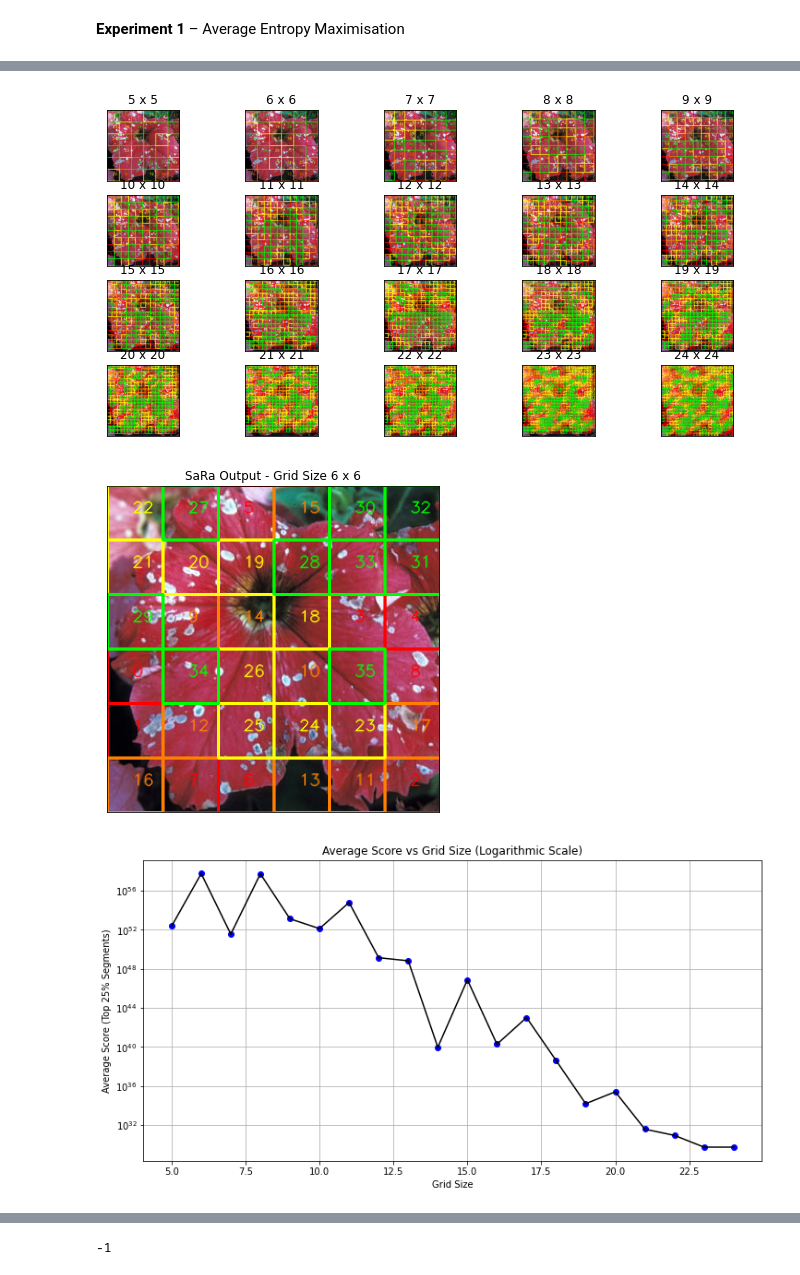
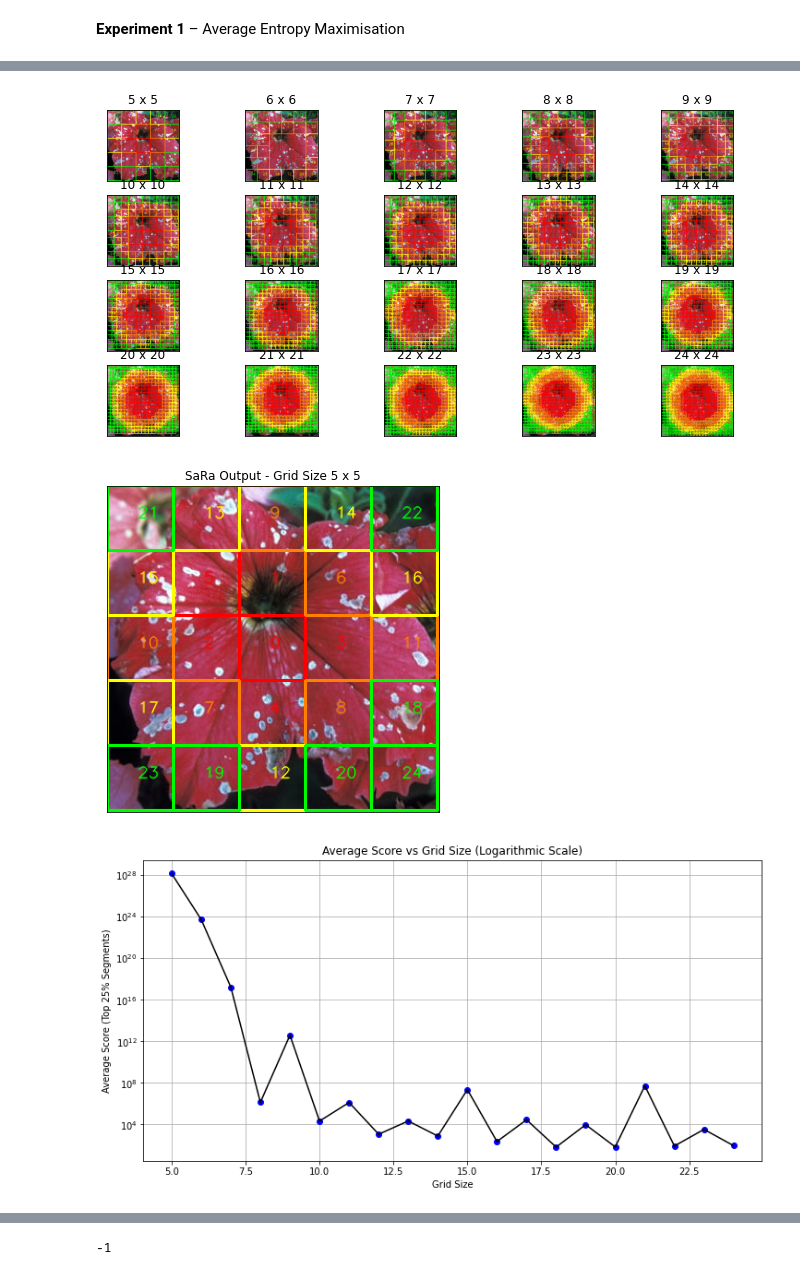
Before and after one commit to matthewkenely/ICT3909, a Jupyter notebook: SaliencyRanking/App.ipynb, the cells around one changed output, grey strips where cells are left out. Drawn from its saved outputs; the diff is of its cells as text; code cells hidden in the pictures.

Commit message:
Temporarily removed entropy normalisation

```diff
--- a/SaliencyRanking/App.ipynb
+++ b/SaliencyRanking/App.ipynb
@@ -132,7 +112,9 @@ path = '../Flowers/'
 name = 'cropped.jpg'
 im = path + name
 
-scores, scores_sorted = maximise_score(im, name, n)
+sara.WEIGHTS = (0, 1, 1)
+
+scores, scores_sorted = maximise_entropy(im, name, n)
 
 
 # Grid size which maximises average score
@@ -179,3 +144,3 @@ cv2.waitKey()
-[figure, old version]
+[figure, new version]
-[figure, old version]
+[figure, new version]
-[figure, old version]
+[figure, new version]
@@ -184 +149 @@ cv2.waitKey()
--1
+-1
```
Also changed, not shown: parts of 3 cells of this notebook, 2 other files.
